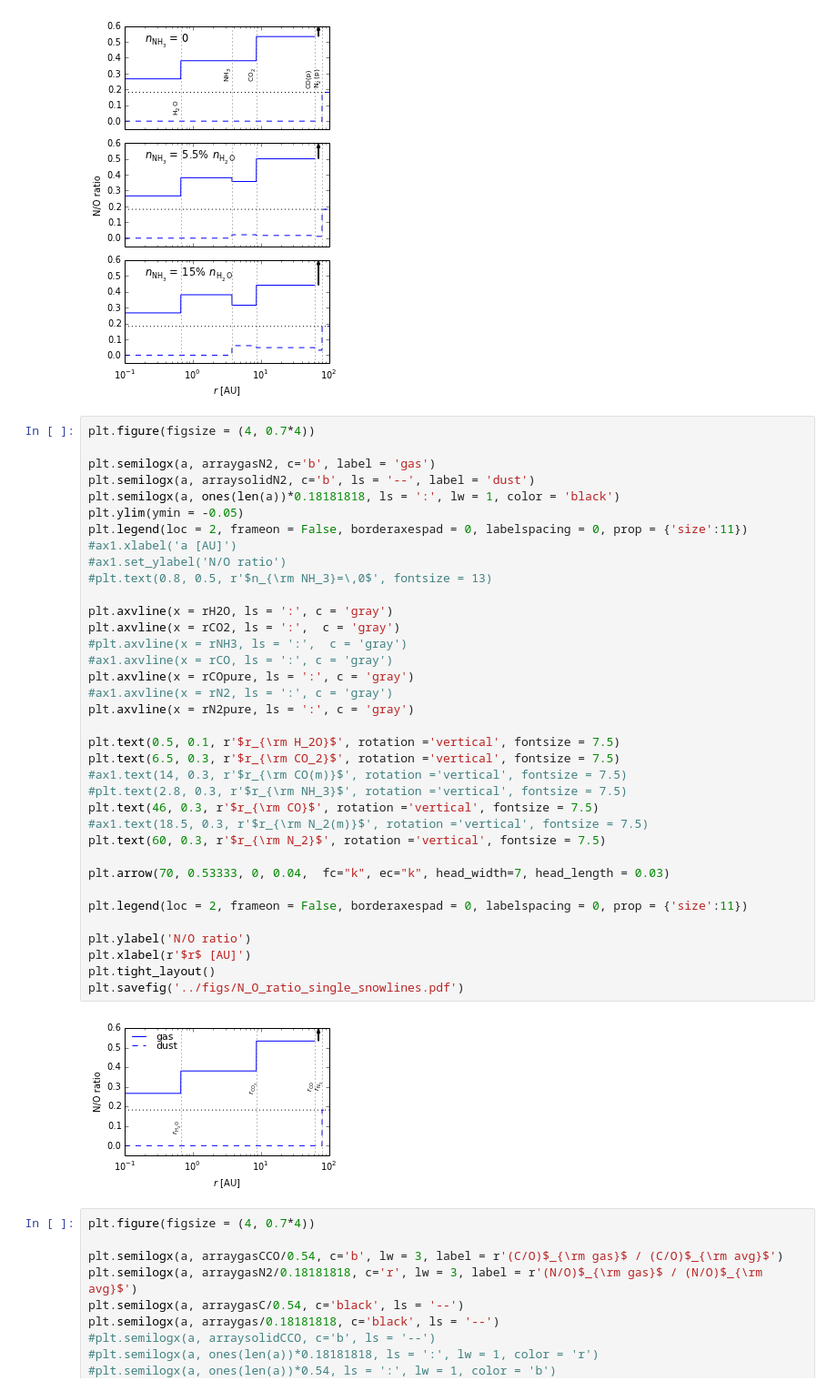
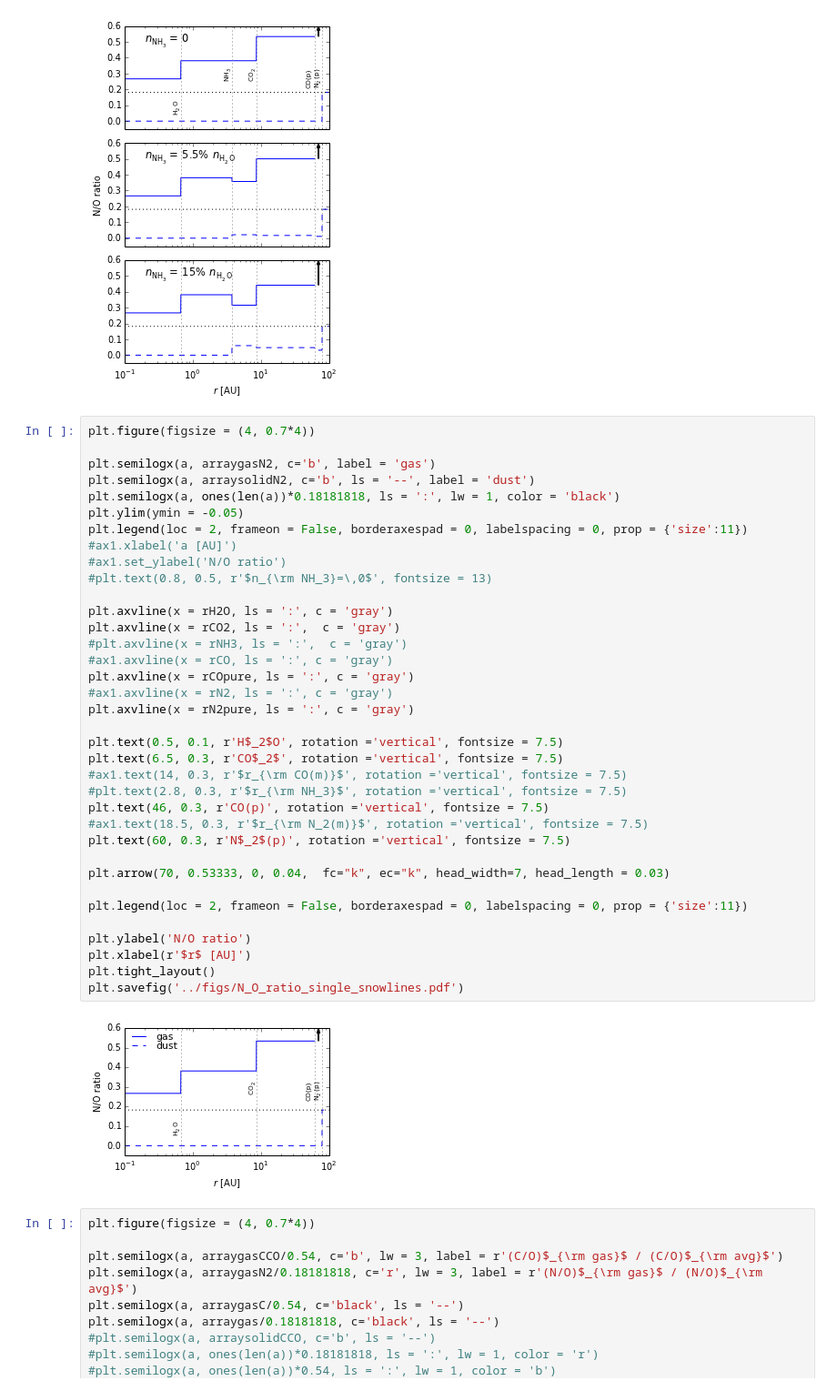
Before and after one commit to apiso/Thesis, a Jupyter notebook: python/NO_plots.ipynb, the cells around one changed output. Shown at 91% size. Drawn from its saved outputs; the diff is of its cells as text.

```diff
--- a/python/NO_plots.ipynb
+++ b/python/NO_plots.ipynb
@@ -253,38 +253,38 @@ plt.figure(figsize = (4, 0.7*4))
 plt.semilogx(a, arraygasN2, c='b', label = 'gas')
 plt.semilogx(a, arraysolidN2, c='b', ls = '--', label = 'dust')
 plt.semilogx(a, ones(len(a))*0.18181818, ls = ':', lw = 1, color = 'black')
 plt.ylim(ymin = -0.05)
 plt.legend(loc = 2, frameon = False, borderaxespad = 0, labelspacing = 0, prop = {'size':11})
 #ax1.xlabel('a [AU]')
 #ax1.set_ylabel('N/O ratio')
 #plt.text(0.8, 0.5, r'$n_{\rm NH_3}=\,0$', fontsize = 13)
 
 plt.axvline(x = rH2O, ls = ':', c = 'gray')
 plt.axvline(x = rCO2, ls = ':',  c = 'gray')
 #plt.axvline(x = rNH3, ls = ':',  c = 'gray')
 #ax1.axvline(x = rCO, ls = ':', c = 'gray')
 plt.axvline(x = rCOpure, ls = ':', c = 'gray')
 #ax1.axvline(x = rN2, ls = ':', c = 'gray')
 plt.axvline(x = rN2pure, ls = ':', c = 'gray')
 
-plt.text(0.5, 0.1, r'$r_{\rm H_2O}$', rotation ='vertical', fontsize = 7.5)
-plt.text(6.5, 0.3, r'$r_{\rm CO_2}$', rotation ='vertical', fontsize = 7.5)
+plt.text(0.5, 0.1, r'H$_2$O', rotation ='vertical', fontsize = 7.5)
+plt.text(6.5, 0.3, r'CO$_2$', rotation ='vertical', fontsize = 7.5)
 #ax1.text(14, 0.3, r'$r_{\rm CO(m)}$', rotation ='vertical', fontsize = 7.5)
 #plt.text(2.8, 0.3, r'$r_{\rm NH_3}$', rotation ='vertical', fontsize = 7.5)
-plt.text(46, 0.3, r'$r_{\rm CO}$', rotation ='vertical', fontsize = 7.5)
+plt.text(46, 0.3, r'CO(p)', rotation ='vertical', fontsize = 7.5)
 #ax1.text(18.5, 0.3, r'$r_{\rm N_2(m)}$', rotation ='vertical', fontsize = 7.5)
-plt.text(60, 0.3, r'$r_{\rm N_2}$', rotation ='vertical', fontsize = 7.5)
+plt.text(60, 0.3, r'N$_2$(p)', rotation ='vertical', fontsize = 7.5)
 
 plt.arrow(70, 0.53333, 0, 0.04,  fc="k", ec="k", head_width=7, head_length = 0.03)
 
 plt.legend(loc = 2, frameon = False, borderaxespad = 0, labelspacing = 0, prop = {'size':11})
 
 plt.ylabel('N/O ratio')
 plt.xlabel(r'$r$ [AU]')
 plt.tight_layout()
 plt.savefig('../figs/N_O_ratio_single_snowlines.pdf')
 # %% [output]
-[figure, old version]
+[figure, new version]
 # %%
 plt.figure(figsize = (4, 0.7*4))
 
```
Also changed, not shown: 9 other files.
